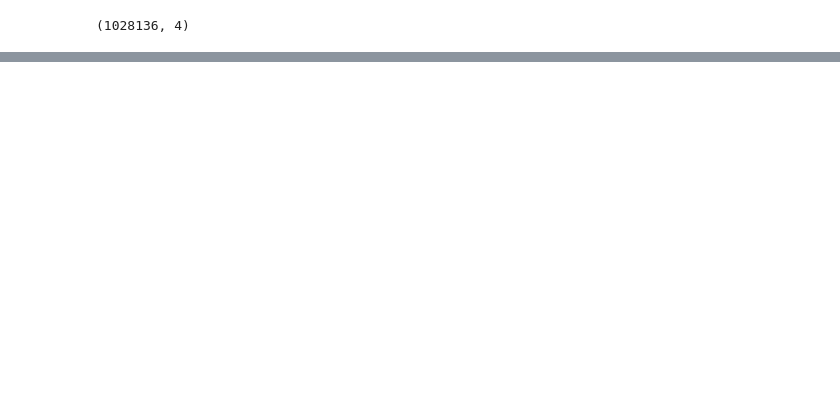
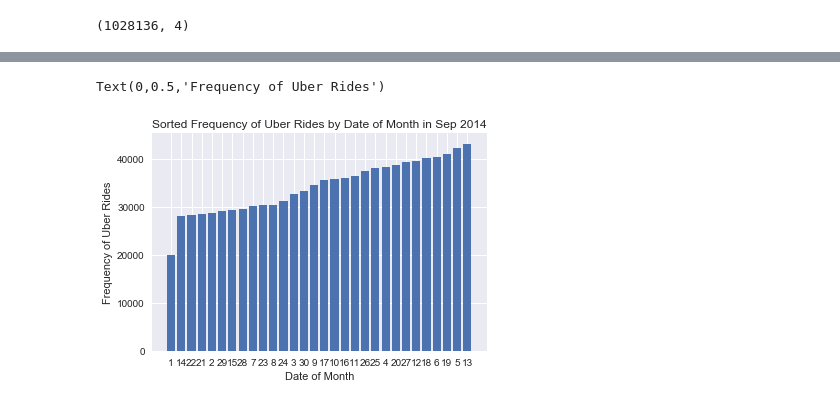
Before and after one commit to tdshah/Data-Analysis-Projects, a Jupyter notebook: Data-Analyses.ipynb, the cells around one changed output, grey strips where cells are left out. Drawn from its saved outputs; the diff is of its cells as text; code cells hidden in the pictures; blank space fills up the shorter version.

```diff
--- a/Data-Analyses.ipynb
+++ b/Data-Analyses.ipynb
@@ -54,0 +77,5 @@ data['Hour'] = data['Date/Time'].map(get_hour)
+# %%
+#Sorted in ascending order of the most number of rides completed
+
+by_date_sorted = by_date.sort_values()
+by_date_sorted
@@ -54,0 +100,9 @@ data['Hour'] = data['Date/Time'].map(get_hour)
+# %%
+bar(range(1,31), by_date_sorted)
+xticks(range(1,31), by_date_sorted.index)
+title('Sorted Frequency of Uber Rides by Date of Month in Sep 2014')
+xlabel('Date of Month')
+ylabel('Frequency of Uber Rides')
+# %% [output]
+Text(0,0.5,'Frequency of Uber Rides')
+[figure, added]
```
Also changed, not shown: parts of 8 cells of this notebook.
